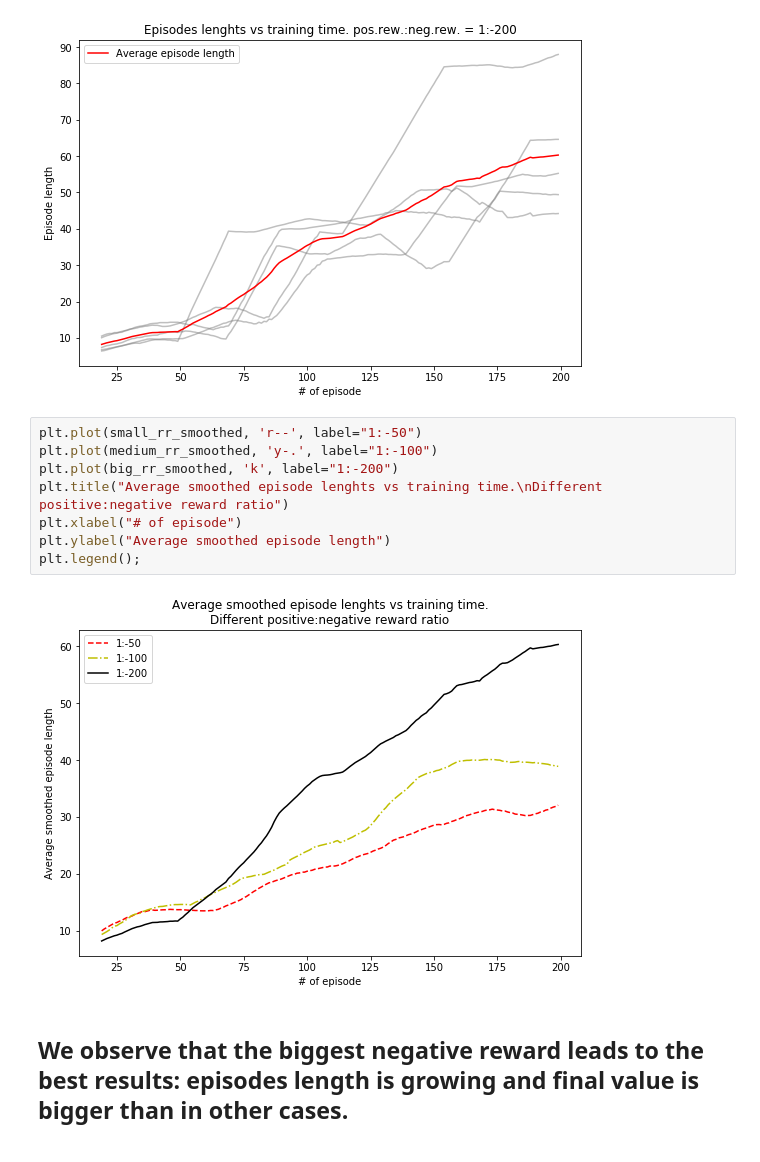
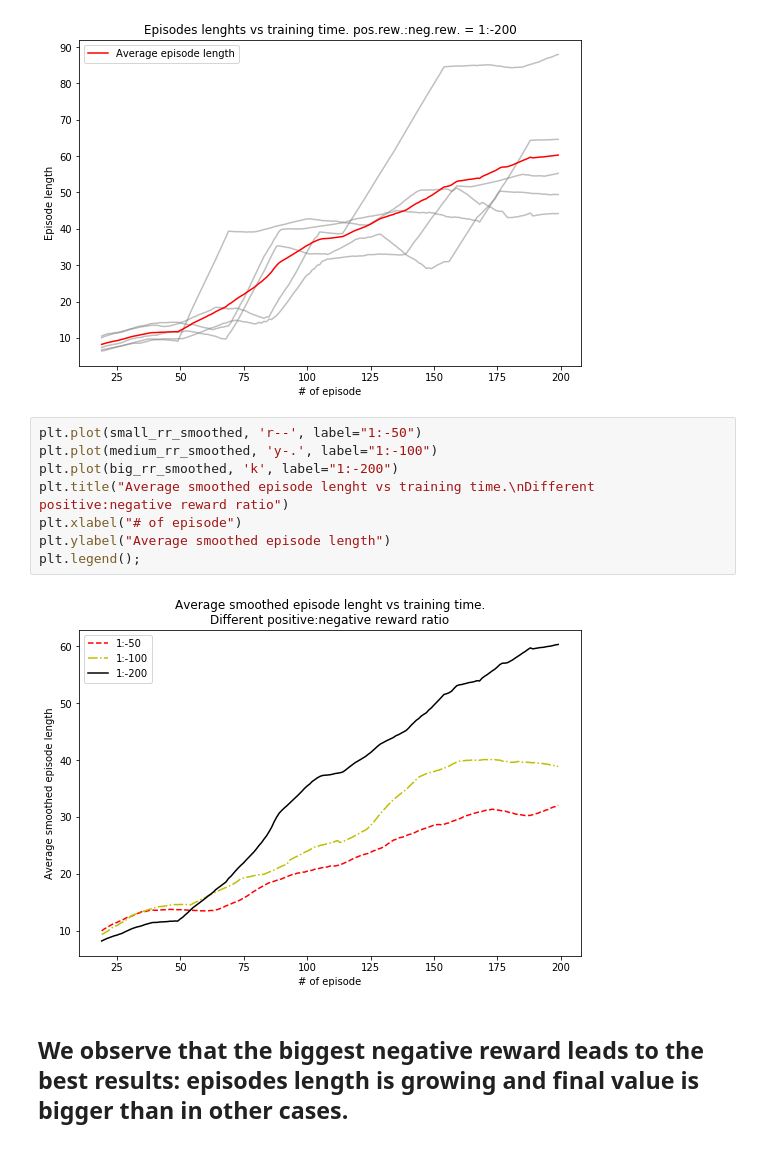
Before and after one commit to ucuapps/modelicagym, a Jupyter notebook: examples/experiments_results/Experiments results.ipynb, the cells around one changed output. Saved outputs shown, nothing was run; the diff lists cells and outputs as text.

```diff
--- a/examples/experiments_results/Experiments results.ipynb
+++ b/examples/experiments_results/Experiments results.ipynb
@@ -255,13 +267,13 @@ Total execution time: 3927.198 s for 34898 steps -> 0.113 s per step
 # %%
 plt.plot(small_rr_smoothed, 'r--', label="1:-50")
 plt.plot(medium_rr_smoothed, 'y-.', label="1:-100")
 plt.plot(big_rr_smoothed, 'k', label="1:-200")
-plt.title("Average smoothed episode lenghts vs training time.\nDifferent positive:negative reward ratio")
+plt.title("Average smoothed episode lenght vs training time.\nDifferent positive:negative reward ratio")
 plt.xlabel("# of episode")
 plt.ylabel("Average smoothed episode length")
 plt.legend();
 # %% [output]
-[figure, old version]
+[figure, new version]
 # %% [markdown]
 ## We observe that the biggest negative reward leads to the best results: episodes length is growing and final value is bigger than in other cases.
 ## On the contrary, with smaller negative reward one can observe slower training and even significant decrease in performance in particular experiment runs. This decreases are expected to be fixed with longer experiments, but this is not an optimal approach.
```
Also changed, not shown: parts of 7 cells of this notebook.
